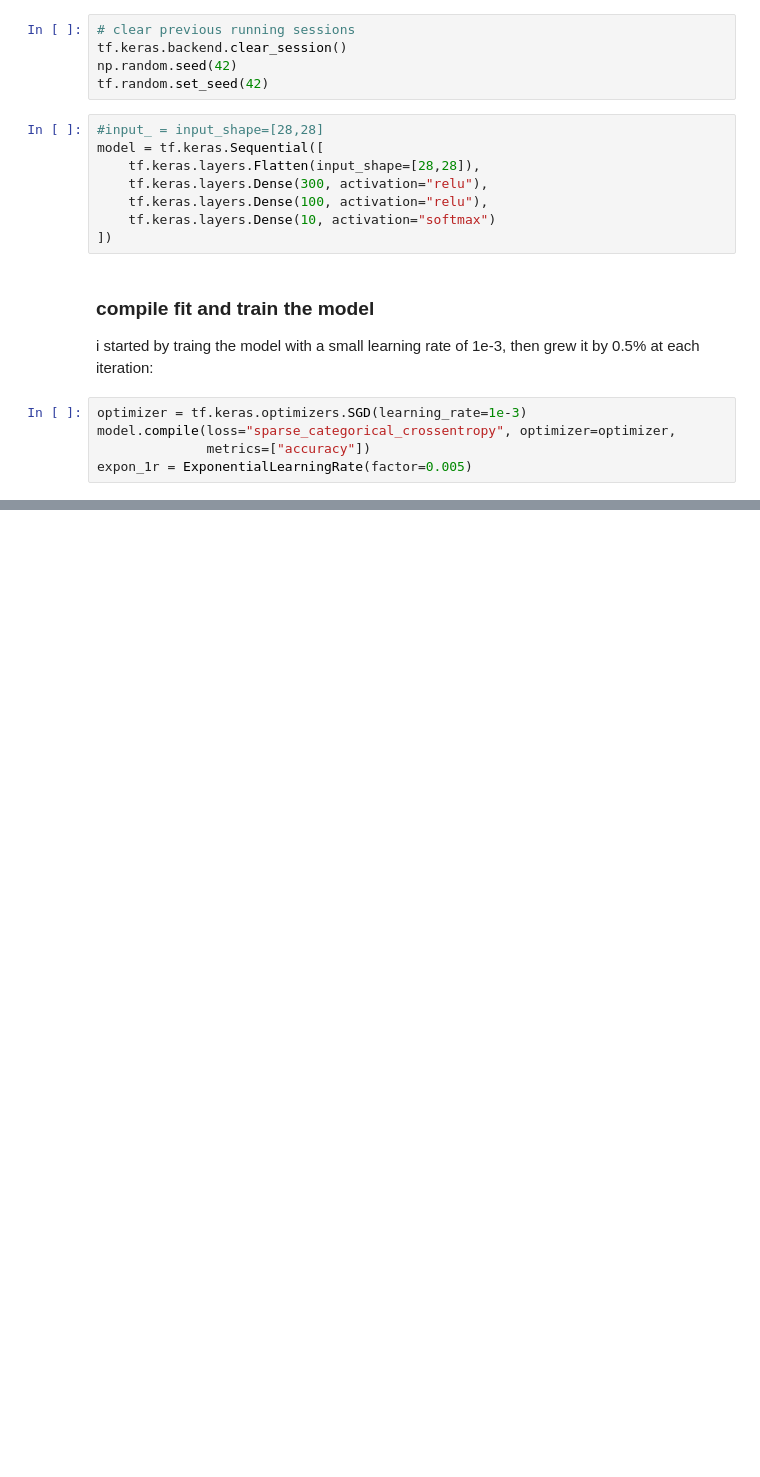
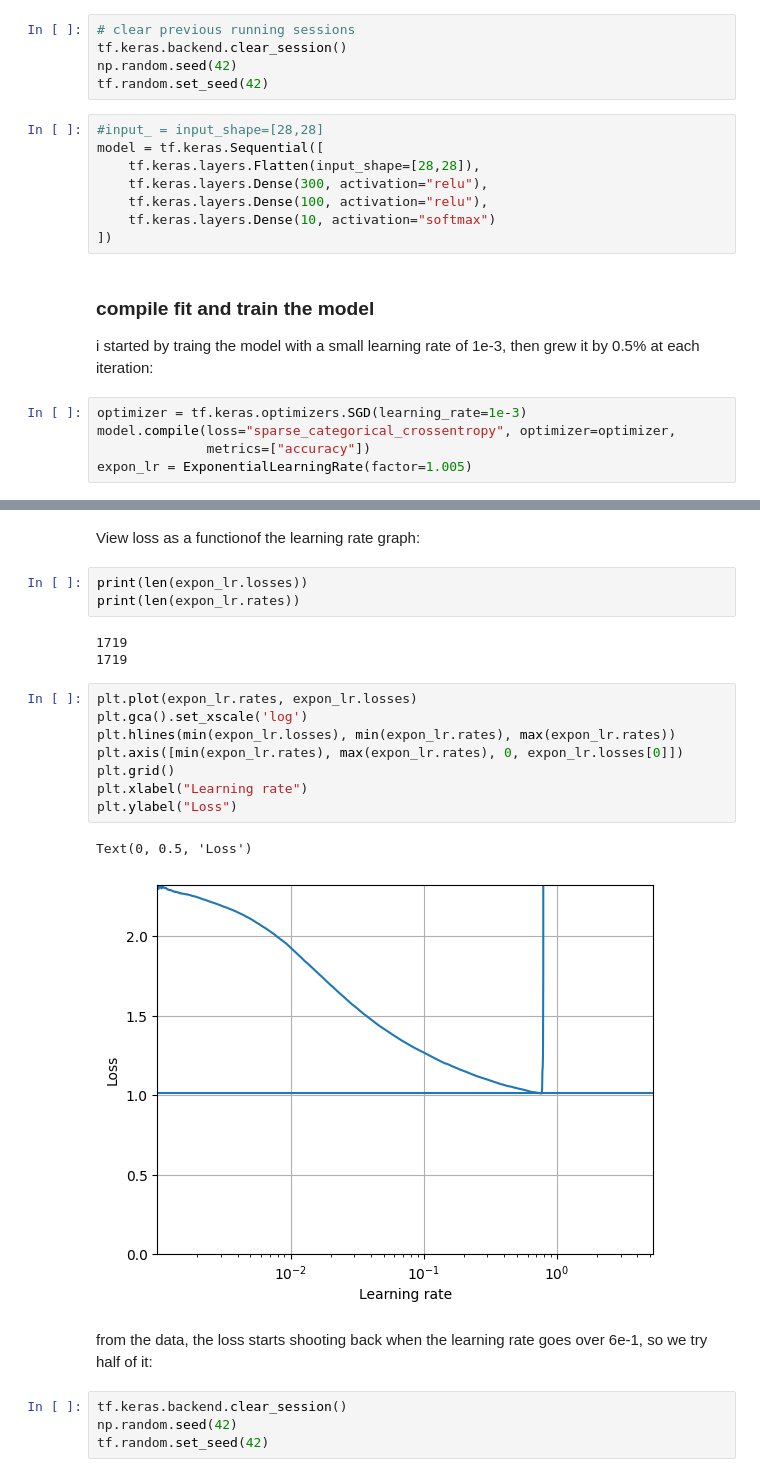
Before and after one commit to Faith-qa/ML---Capstone_projects, a Jupyter notebook: MNIST-Digits_Classification/mnist-main.ipynb, the cells around one changed output, grey strips where cells are left out. Drawn from its saved outputs; the diff is of its cells as text; blank space fills up the shorter version.

```diff
--- a/MNIST-Digits_Classification/mnist-main.ipynb
+++ b/MNIST-Digits_Classification/mnist-main.ipynb
@@ -117,7 +118,7 @@ model = tf.keras.Sequential([
 optimizer = tf.keras.optimizers.SGD(learning_rate=1e-3)
 model.compile(loss="sparse_categorical_crossentropy", optimizer=optimizer,
               metrics=["accuracy"])
-expon_1r = ExponentialLearningRate(factor=0.005)
+expon_lr = ExponentialLearningRate(factor=1.005)
 # %%
 
 history = model.fit(X_train, y_train, epochs=1,
@@ -127,0 +129,25 @@ history = model.fit(X_train, y_train, epochs=1,
+# %% [markdown]
+View loss as a functionof the learning rate graph:
+# %%
+print(len(expon_lr.losses))
+print(len(expon_lr.rates))
+# %% [output]
+1719
+1719
+# %%
+plt.plot(expon_lr.rates, expon_lr.losses)
+plt.gca().set_xscale('log')
+plt.hlines(min(expon_lr.losses), min(expon_lr.rates), max(expon_lr.rates))
+plt.axis([min(expon_lr.rates), max(expon_lr.rates), 0, expon_lr.losses[0]])
+plt.grid()
+plt.xlabel("Learning rate")
+plt.ylabel("Loss")
+# %% [output]
+Text(0, 0.5, 'Loss')
+[figure, added]
+# %% [markdown]
+from the data, the loss starts shooting back when the learning rate goes over 6e-1, so we try half of it:
+# %%
+tf.keras.backend.clear_session()
+np.random.seed(42)
+tf.random.set_seed(42)
```
Also changed, not shown: parts of 8 cells of this notebook, 8 other files.
